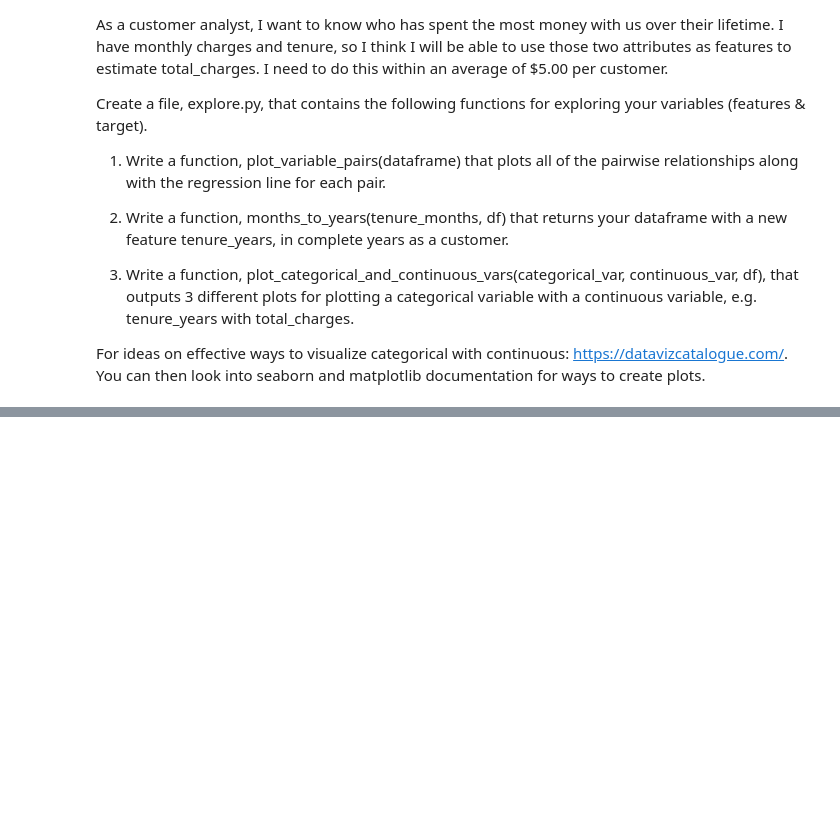
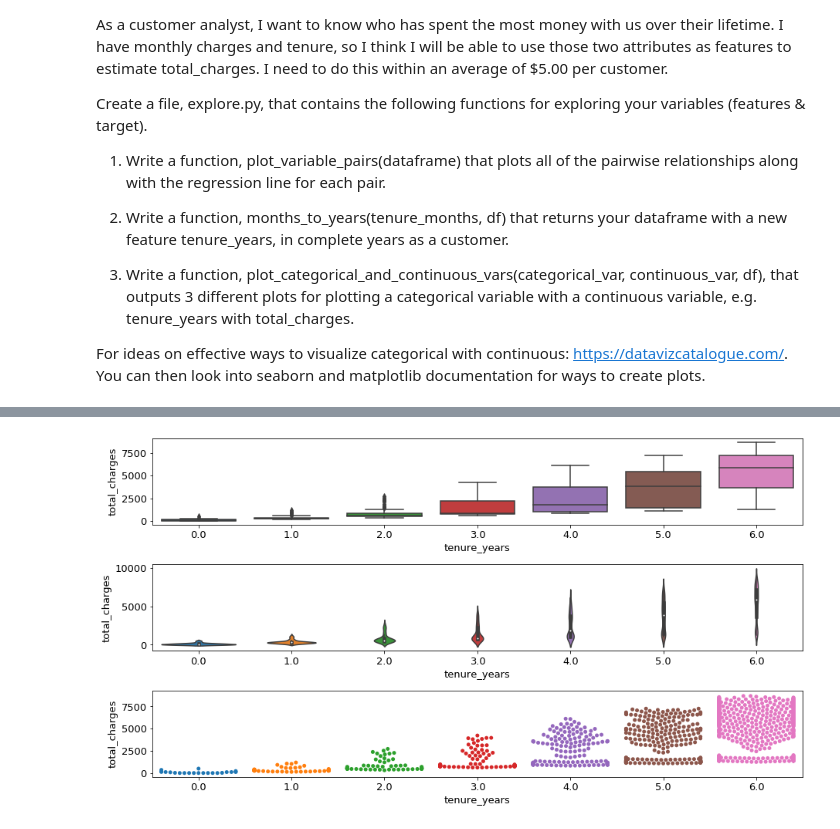
Before and after one commit to RyvynYoung/regression-exercises, a Jupyter notebook: exercises_explore.ipynb, the cells around one changed output, grey strips where cells are left out. Drawn from its saved outputs; the diff is of its cells as text; code cells hidden in the pictures; blank space fills up the shorter version.

```diff
--- a/exercises_explore.ipynb
+++ b/exercises_explore.ipynb
@@ -299,0 +241,16 @@ For ideas on effective ways to visualize categorical with continuous: https://da
+# %%
+def plot_categorical_and_continuous_vars(categorical_var, continuous_var, df):
+        plt.rc('font', size=13)
+        plt.rc('figure', figsize=(13, 7))
+        plt.subplot(311)
+        sns.boxplot(data=df, y=continuous_var, x=categorical_var)
+        plt.subplot(312)
+        sns.violinplot(data=df, y=continuous_var, x=categorical_var)
+        plt.subplot(313)
+        sns.swarmplot(data=df, y=continuous_var, x=categorical_var)
+        plt.tight_layout()
+        plt.show()
+# %%
+plot_categorical_and_continuous_vars('tenure_years', 'total_charges', train)
+# %% [output]
+[figure, added]
```
Also changed, not shown: parts of 40 cells of this notebook, 4 other files.
